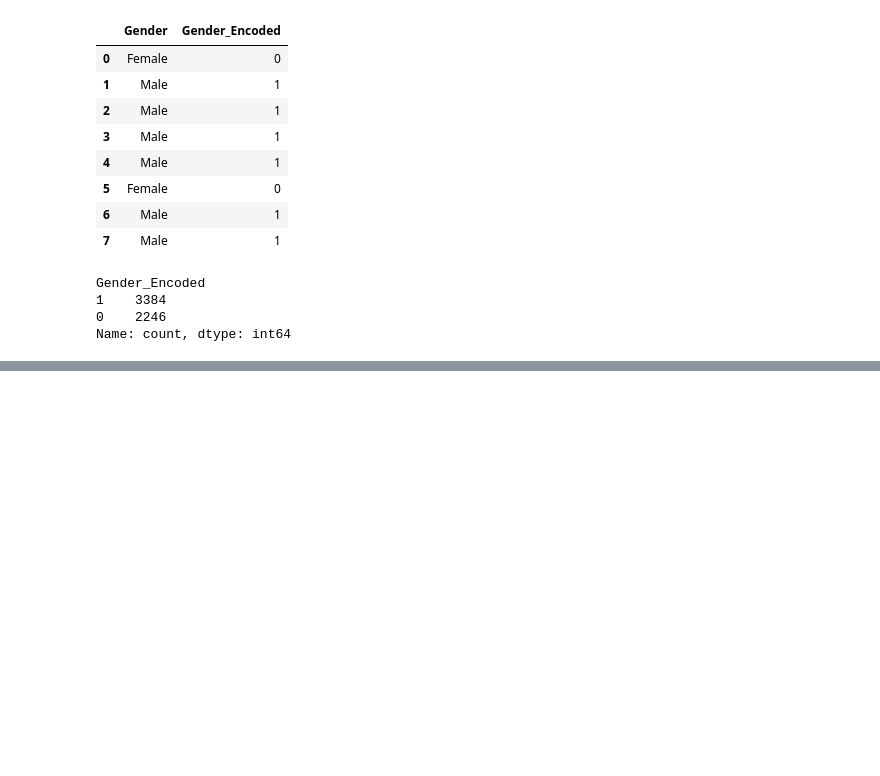
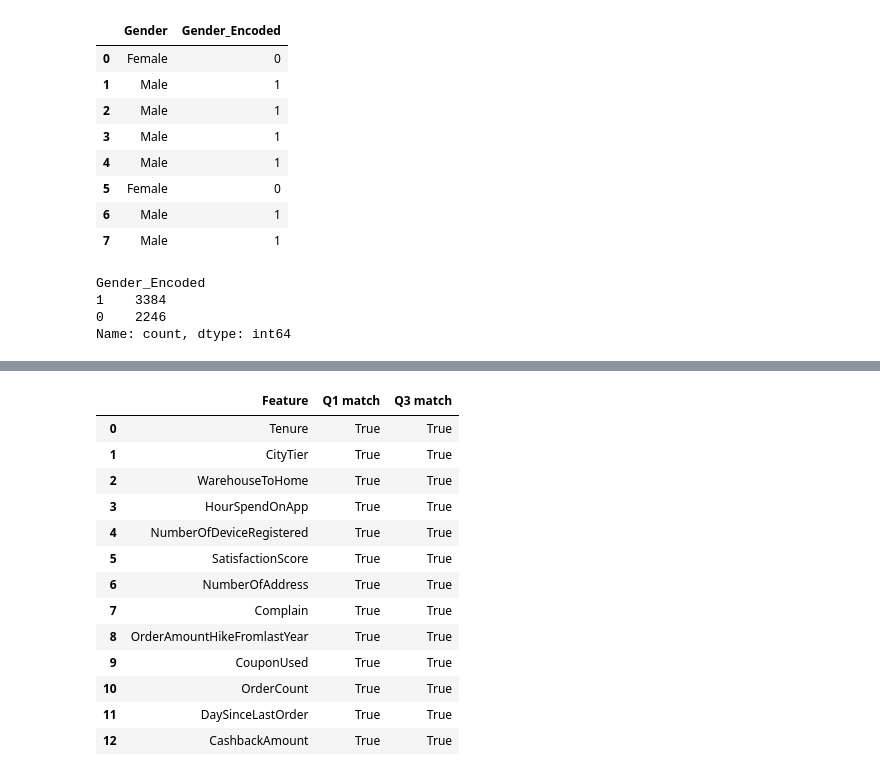
Before and after one commit to DrishtiNigam1928/CUSTOMER_CHURN, a Jupyter notebook: notebooks/main_analysis.ipynb, the cells around one changed output, grey strips where cells are left out. Saved outputs shown, nothing was run; the diff lists cells and outputs as text; code cells hidden in the pictures; blank space fills up the shorter version.

```diff
--- a/notebooks/main_analysis.ipynb
+++ b/notebooks/main_analysis.ipynb
@@ -529,0 +596,31 @@ Total columns in dataframe after OHE: 36
+# %%
+#  Library verification (NumPy quantile)
+verify_rows = []
+for col in numerical_vars:
+    values = df_cleaned[col].dropna()
+    lib_q1 = np.quantile(values, 0.25)
+    lib_q3 = np.quantile(values, 0.75)
+
+    my_row = next(r for r in iqr_report if r["Feature"] == col)
+    verify_rows.append({
+        "Feature": col,
+        "Q1 match": np.isclose(my_row["Q1"], lib_q1, atol=0.01),
+        "Q3 match": np.isclose(my_row["Q3"], lib_q3, atol=0.01)
+    })
+
+pd.DataFrame(verify_rows)
+# %% [output]
+|  | Feature | Q1 match | Q3 match |
+| 0 | Tenure | True | True |
+| 1 | CityTier | True | True |
+| 2 | WarehouseToHome | True | True |
+| 3 | HourSpendOnApp | True | True |
+| 4 | NumberOfDeviceRegistered | True | True |
+| 5 | SatisfactionScore | True | True |
+| 6 | NumberOfAddress | True | True |
+| 7 | Complain | True | True |
+| 8 | OrderAmountHikeFromlastYear | True | True |
+| 9 | CouponUsed | True | True |
+| 10 | OrderCount | True | True |
+| 11 | DaySinceLastOrder | True | True |
+| 12 | CashbackAmount | True | True |
```
Also changed, not shown: parts of 2 cells of this notebook.
